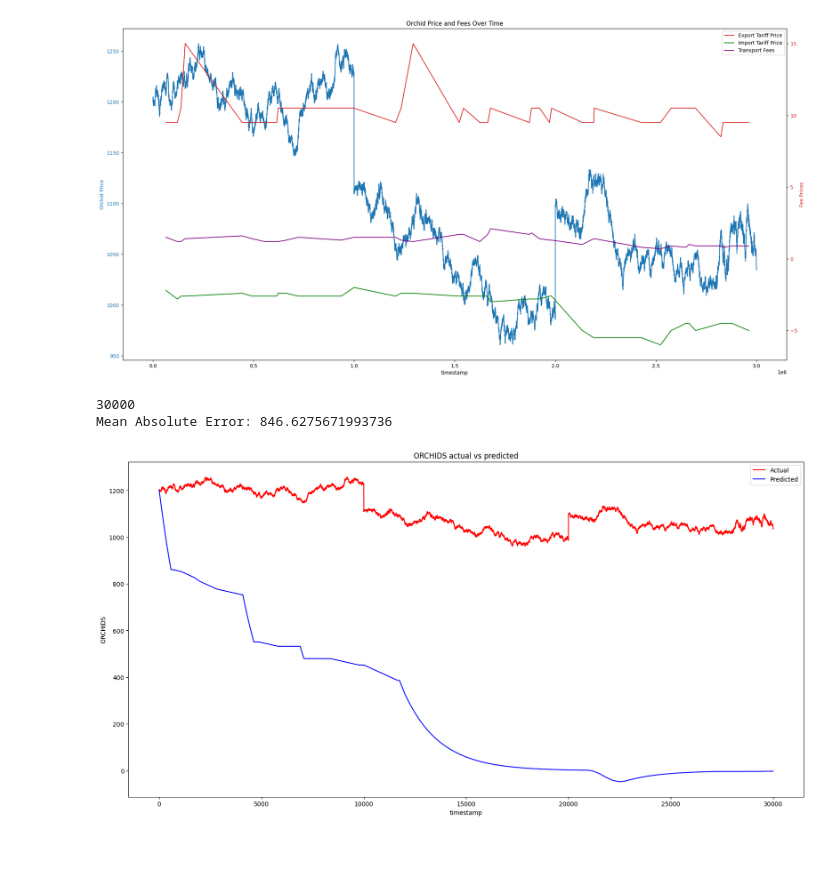
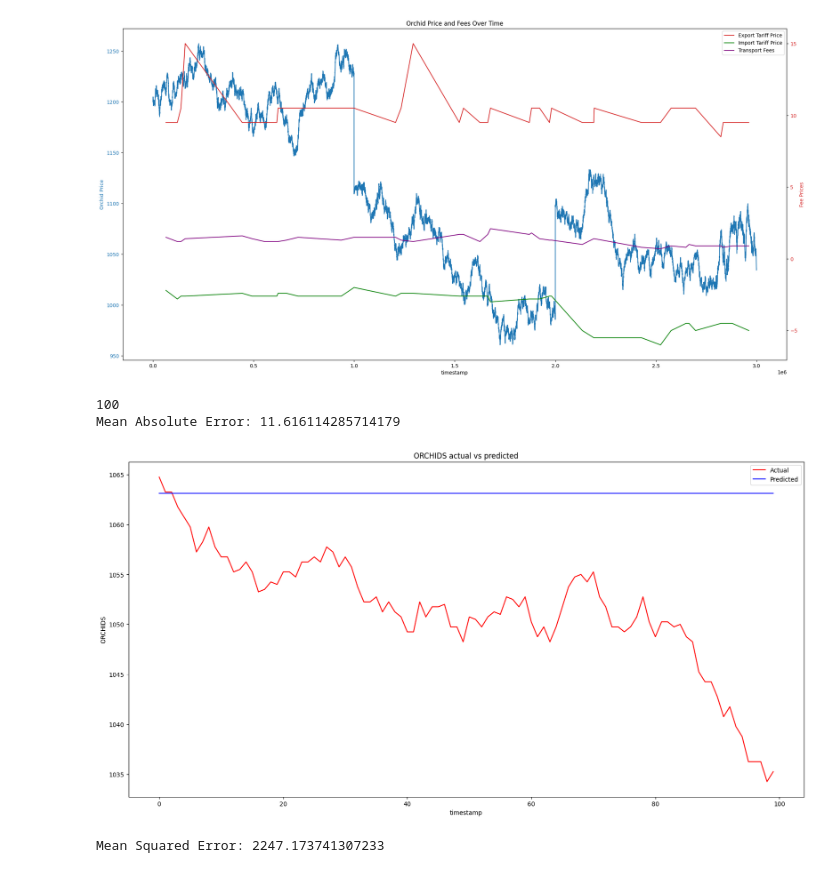
Before and after one commit to AlexMorrow239/Bonsai-IMC, a Jupyter notebook: alex/OrchidAnalysis.ipynb, the cells around one changed output. Drawn from its saved outputs; the diff is of its cells as text; code cells hidden in the pictures.

```diff
--- a/alex/OrchidAnalysis.ipynb
+++ b/alex/OrchidAnalysis.ipynb
@@ -12,7 +12,7 @@ orchids_round_two.set_index('timestamp', inplace=True)
 orchids_round_three = pd.read_csv('Round3Data.csv')
 orchids_round_three.set_index('timestamp', inplace=True)
 
-orchids_comprehensive = pd.read_csv('orchids.csv', usecols=['timestamp', 'ORCHIDS','TRANSPORT_FEES', 'EXPORT_TARIFF','IMPORT_TARIFF', 'SUNLIGHT','HUMIDITY','DAY'])
+orchids_comprehensive = pd.read_csv('orchids.csv', usecols=['timestamp', 'ORCHIDS','TRANSPORT_FEES', 'EXPORT_TARIFF','IMPORT_TARIFF', 'SUNLIGHT','HUMIDITY','DAY','SUNLIGHT_norm','HUMIDITY_norm'])
 # %%
 plt.figure(figsize=(20,10))
 plt.plot(orchids_round_two.index, orchids_round_two['ask_price_1'], label='ask_price_1', color='red')
@@ -121,7 +121,7 @@ plt.show()
 [figure]
 [figure]
 # %%
-PREDICTION_WINDOW = 30000   # Number of data points to predict, beginning from end of data - PREDICTION_WINDOW
+PREDICTION_WINDOW = 100   # Number of data points to predict, beginning from end of data - PREDICTION_WINDOW
 
 orchids_comprehensive['EXPORT_TARIFF_PCT_CHANGE'] = orchids_comprehensive['EXPORT_TARIFF'].pct_change()
 tariff_significant = orchids_comprehensive[orchids_comprehensive['EXPORT_TARIFF_PCT_CHANGE'] > 0.1]
@@ -168,59 +168,83 @@ plt.show()
 [figure]
 [figure]
 # %%
-def calc_next_price_observations(sunlight, humidity, export_tariff_pct_chg, mid_price):
+from sklearn.linear_model import LinearRegression
+
+def adjust_price(sunlight, humidity, export_tariff_pct_chg, baseline_price):
+    # Sunlight impact
     sunlight_hrs_per_day = 10000/24
-    sunlight_ten_mins = sunlight_hrs_per_day/6
-    sunlight_minus = 0.04/sunlight_ten_mins
-
+    if sunlight / sunlight_hrs_per_day < 7:
+        prod_change = -0.04 / 70
+        price_adjustment_sunlight = baseline_price * prod_change
+    else:
+        price_adjustment_sunlight = 0
+    # Humidity impact
     if humidity < 60:
         humidity_impact = ((60 - humidity) // 5) * 0.02
     elif humidity > 80:
         humidity_impact = ((humidity - 80) // 5) * 0.02
     else:
         humidity_impact = 0
-    predicted_price = mid_price - humidity_impact
+    price_adjustment_humidity = baseline_price * humidity_impact
 
-    if sunlight / sunlight_hrs_per_day < 7:
-        predicted_price -= (sunlight_minus * mid_price)
+    adjusted_price = baseline_price + price_adjustment_humidity + price_adjustment_sunlight
+
+    return adjusted_price
 
 
-    if export_tariff_pct_chg > 0.05:
-        predicted_price -= (0.1 * mid_price)
-        print(f"Export tariff is {export_tariff_pct_chg}, reducing price by 10%")
+def calc_next_price_observation(sunlight, humidity, export_tariff_pct_chg, baseline_price):
+    adjusted_price = adjust_price(sunlight, humidity, export_tariff_pct_chg, baseline_price)
+    return adjusted_price
 
-    return predicted_price
 
 def calc_nth_price_observations(mid_price, n):
 
     sunlights = rolling_linear_regression_with_reg(orchids_comprehensive, 'SUNLIGHT', 0.01, n)
     humidities = rolling_linear_regression_with_reg(orchids_comprehensive, 'HUMIDITY', 0.01, n)
     export_tariffs = rolling_linear_regression_with_reg(orchids_comprehensive, 'EXPORT_TARIFF', 0.01, n + 1)
     export_tarrifs_pct_change = [(j-1)/(i*100) for i, j in zip(export_tariffs[:-1], export_tariffs[1:])]
-    print(len(export_tarrifs_pct_change))
 
     predictions = []
     for i in range(0 ,len(sunlights)):
-        next_price = calc_next_price_observations(sunlights[i], humidities[i], export_tarrifs_pct_change[i], mid_price)
+        next_price = calc_next_price_observation(sunlights[i], humidities[i], export_tarrifs_pct_change[i], mid_price)
         mid_price = next_price
         predictions.append(next_price)
 
     return predictions
 
 predictions = calc_nth_price_observations(orchids_comprehensive['ORCHIDS'].values[-PREDICTION_WINDOW - 1], PREDICTION_WINDOW)
 orchids_actual = orchids_comprehensive['ORCHIDS'].values[-PREDICTION_WINDOW:]
 mae = mean_absolute_error(orchids_actual, predictions)
 print(f"Mean Absolute Error: {mae}")
 
 plt.figure(figsize=(20,10))
 plt.plot(range(PREDICTION_WINDOW), orchids_actual, label='Actual', color='red')
 plt.plot(range(PREDICTION_WINDOW), predictions, label='Predicted', color='blue')
 plt.xlabel('timestamp')
 plt.ylabel('ORCHIDS')
 plt.legend()
 plt.title('ORCHIDS actual vs predicted')
 plt.show()
 # %% [output]
-30000
-Mean Absolute Error: 846.6275671993736
+100
+Mean Absolute Error: 11.616114285714179
-[figure, old version]
+[figure, new version]
+# %%
+from sklearn.linear_model import LinearRegression
+from sklearn.model_selection import train_test_split
+from sklearn.metrics import mean_squared_error
+
+
+features = np.array(orchids_comprehensive[['SUNLIGHT', 'HUMIDITY', 'EXPORT_TARIFF', 'IMPORT_TARIFF', 'TRANSPORT_FEES']])
+prices = np.array(orchids_comprehensive['ORCHIDS'])
+
+X_train, X_test, y_train, y_test = train_test_split(features, prices, test_size=0.2, random_state=42)
+
+model = LinearRegression()
+model.fit(X_train, y_train)
+
+predictions = model.predict(X_test)
+mse = mean_squared_error(y_test, predictions)
+print(f"Mean Squared Error: {mse}")
+# %% [output]
+Mean Squared Error: 2247.173741307233
```
Also changed, not shown: parts of 1 cell of this notebook.
